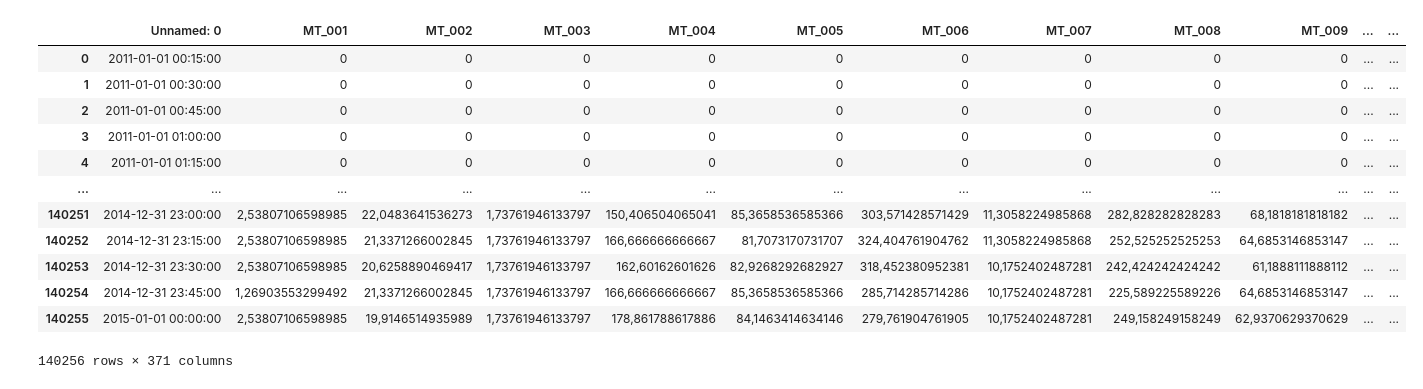
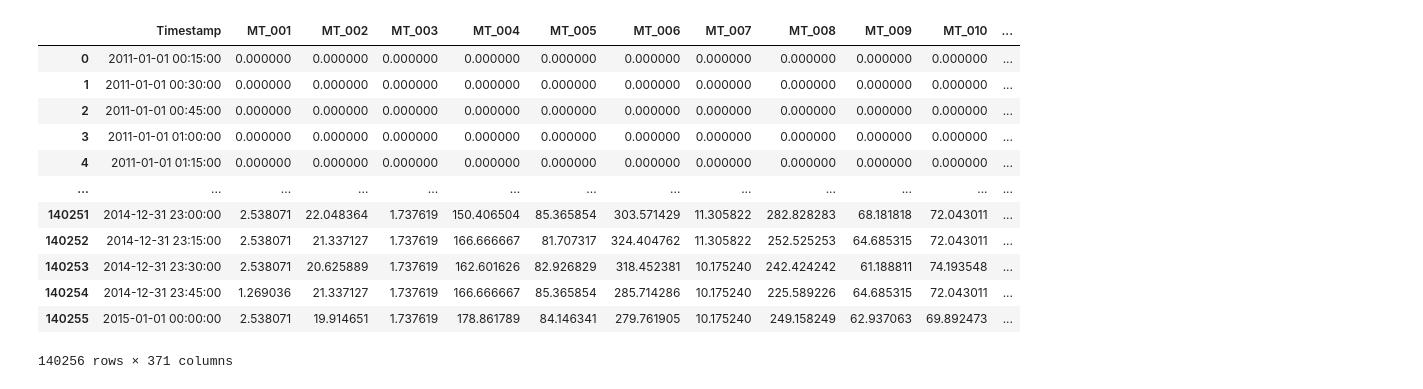
Before and after one commit to lucabarattini/forecasting-electricity, a Jupyter notebook: 1.ipynb, the cells around one changed output. Drawn from its saved outputs; the diff is of its cells as text; code cells hidden in the pictures.

```diff
--- a/1.ipynb
+++ b/1.ipynb
@@ -1,5 +1,19 @@
 # %%
 %pip install pandas
+%pip install prophet
+%pip install matplotlib
+%pip install scikit-learn
+%pip install --upgrade mplfinance
+
+import pandas as pd
+import numpy as np
+import matplotlib.pyplot as plt
+import mplfinance as mpf
+
+from prophet import Prophet
+from sklearn.metrics import mean_absolute_percentage_error, mean_absolute_error, mean_squared_error
+
+pd.set_option('display.max_columns', None)
 # %% [output]
 Requirement already satisfied: pandas in ./.venv/lib/python3.14/site-packages (3.0.1)
 Requirement already satisfied: numpy>=2.3.3 in ./.venv/lib/python3.14/site-packages (from pandas) (2.4.2)
@@ -9,18 +35,21 @@ Note: you may need to restart the kernel to use updated packages.
 # %%
-import pandas as pd
-df = pd.read_csv('Electricity Dataset.csv', sep=';')
+df = pd.read_csv('Electricity Dataset.csv', sep=';', decimal=',')
+df = df.rename(columns={'Unnamed: 0': 'Timestamp'})
+df['Timestamp'] = pd.to_datetime(df['Timestamp'])
+df = df.sort_values(by='Timestamp', ascending=True)
+
 display(df)
 # %% [output]
-|  | Unnamed: 0 | MT_001 | MT_002 | MT_003 | MT_004 | MT_005 | MT_006 | MT_007 | MT_008 | MT_009 | ... | ... |
-| 0 | 2011-01-01 00:15:00 | 0 | 0 | 0 | 0 | 0 | 0 | 0 | 0 | 0 | ... | ... |
-| 1 | 2011-01-01 00:30:00 | 0 | 0 | 0 | 0 | 0 | 0 | 0 | 0 | 0 | ... | ... |
-| 2 | 2011-01-01 00:45:00 | 0 | 0 | 0 | 0 | 0 | 0 | 0 | 0 | 0 | ... | ... |
-| 3 | 2011-01-01 01:00:00 | 0 | 0 | 0 | 0 | 0 | 0 | 0 | 0 | 0 | ... | ... |
-| 4 | 2011-01-01 01:15:00 | 0 | 0 | 0 | 0 | 0 | 0 | 0 | 0 | 0 | ... | ... |
+|  | Timestamp | MT_001 | MT_002 | MT_003 | MT_004 | MT_005 | MT_006 | MT_007 | MT_008 | MT_009 | MT_010 | ... |
+| 0 | 2011-01-01 00:15:00 | 0.000000 | 0.000000 | 0.000000 | 0.000000 | 0.000000 | 0.000000 | 0.000000 | 0.000000 | 0.000000 | 0.000000 | ... |
+| 1 | 2011-01-01 00:30:00 | 0.000000 | 0.000000 | 0.000000 | 0.000000 | 0.000000 | 0.000000 | 0.000000 | 0.000000 | 0.000000 | 0.000000 | ... |
+| 2 | 2011-01-01 00:45:00 | 0.000000 | 0.000000 | 0.000000 | 0.000000 | 0.000000 | 0.000000 | 0.000000 | 0.000000 | 0.000000 | 0.000000 | ... |
+| 3 | 2011-01-01 01:00:00 | 0.000000 | 0.000000 | 0.000000 | 0.000000 | 0.000000 | 0.000000 | 0.000000 | 0.000000 | 0.000000 | 0.000000 | ... |
+| 4 | 2011-01-01 01:15:00 | 0.000000 | 0.000000 | 0.000000 | 0.000000 | 0.000000 | 0.000000 | 0.000000 | 0.000000 | 0.000000 | 0.000000 | ... |
 | ... | ... | ... | ... | ... | ... | ... | ... | ... | ... | ... | ... | ... |
-| 140251 | 2014-12-31 23:00:00 | 2,53807106598985 | 22,0483641536273 | 1,73761946133797 | 150,406504065041 | 85,3658536585366 | 303,571428571429 | 11,3058224985868 | 282,828282828283 | 68,1818181818182 | ... | ... |
-| 140252 | 2014-12-31 23:15:00 | 2,53807106598985 | 21,3371266002845 | 1,73761946133797 | 166,666666666667 | 81,7073170731707 | 324,404761904762 | 11,3058224985868 | 252,525252525253 | 64,6853146853147 | ... | ... |
-| 140253 | 2014-12-31 23:30:00 | 2,53807106598985 | 20,6258890469417 | 1,73761946133797 | 162,60162601626 | 82,9268292682927 | 318,452380952381 | 10,1752402487281 | 242,424242424242 | 61,1888111888112 | ... | ... |
-| 140254 | 2014-12-31 23:45:00 | 1,26903553299492 | 21,3371266002845 | 1,73761946133797 | 166,666666666667 | 85,3658536585366 | 285,714285714286 | 10,1752402487281 | 225,589225589226 | 64,6853146853147 | ... | ... |
-| 140255 | 2015-01-01 00:00:00 | 2,53807106598985 | 19,9146514935989 | 1,73761946133797 | 178,861788617886 | 84,1463414634146 | 279,761904761905 | 10,1752402487281 | 249,158249158249 | 62,9370629370629 | ... | ... |
+| 140251 | 2014-12-31 23:00:00 | 2.538071 | 22.048364 | 1.737619 | 150.406504 | 85.365854 | 303.571429 | 11.305822 | 282.828283 | 68.181818 | 72.043011 | ... |
+| 140252 | 2014-12-31 23:15:00 | 2.538071 | 21.337127 | 1.737619 | 166.666667 | 81.707317 | 324.404762 | 11.305822 | 252.525253 | 64.685315 | 72.043011 | ... |
+| 140253 | 2014-12-31 23:30:00 | 2.538071 | 20.625889 | 1.737619 | 162.601626 | 82.926829 | 318.452381 | 10.175240 | 242.424242 | 61.188811 | 74.193548 | ... |
+| 140254 | 2014-12-31 23:45:00 | 1.269036 | 21.337127 | 1.737619 | 166.666667 | 85.365854 | 285.714286 | 10.175240 | 225.589226 | 64.685315 | 72.043011 | ... |
+| 140255 | 2015-01-01 00:00:00 | 2.538071 | 19.914651 | 1.737619 | 178.861789 | 84.146341 | 279.761905 | 10.175240 | 249.158249 | 62.937063 | 69.892473 | ... |
 140256 rows × 371 columns
```
Also changed, not shown: parts of 3 cells of this notebook.
